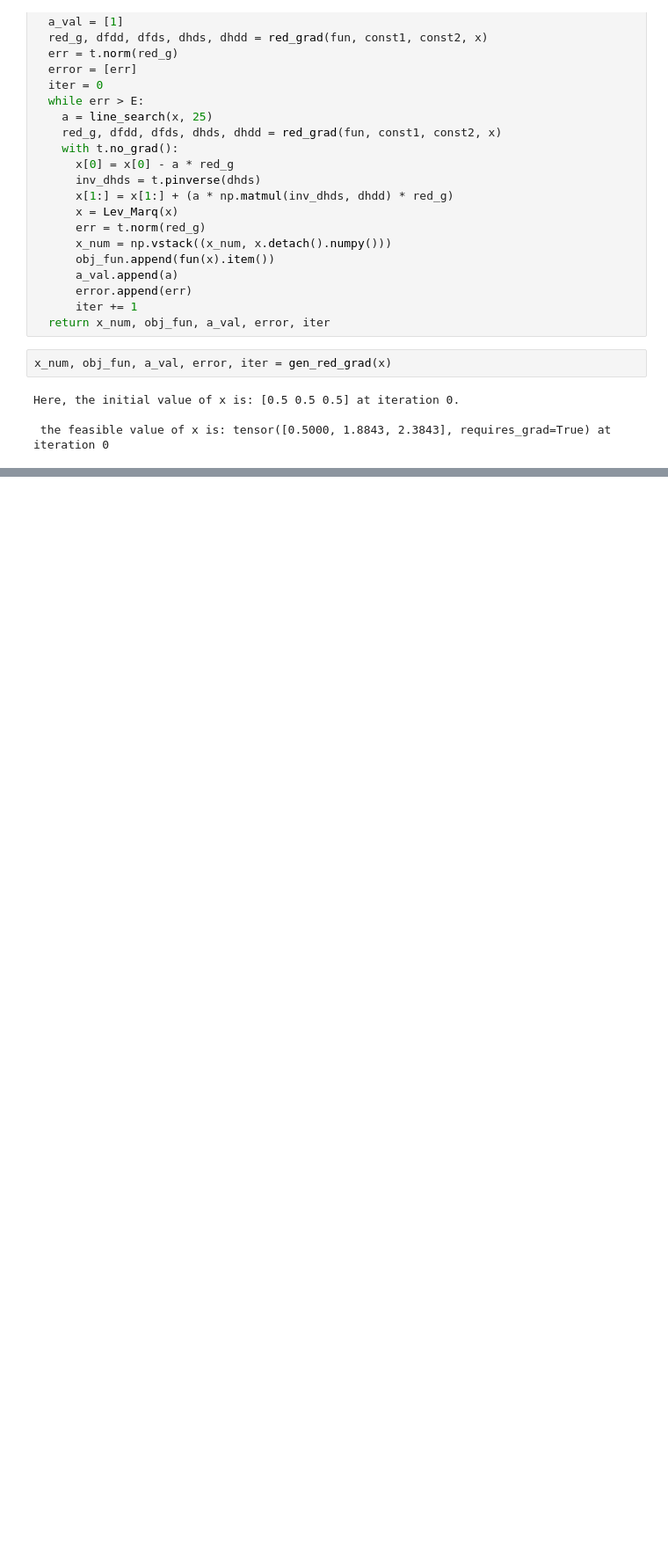
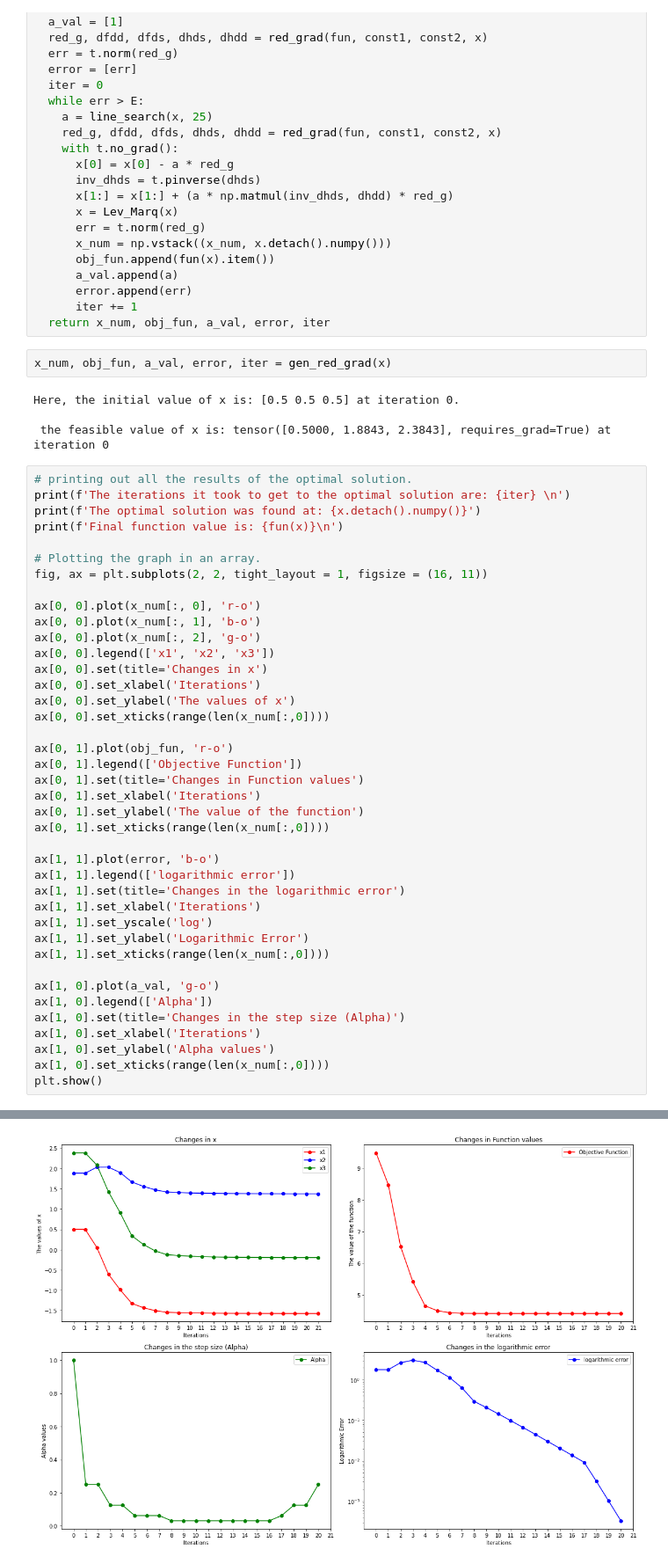
Before and after one commit to rpatel71/Design-Optimization, a Jupyter notebook: Homework_4/HW_4.ipynb, the cells around one changed output, grey strips where cells are left out. Shown at 88% size. Cells and saved outputs as stored; diff of their text form; blank space fills up the shorter version.

Commit message:
Shown results of the code with an array of plots

```diff
--- a/Homework_4/HW_4.ipynb
+++ b/Homework_4/HW_4.ipynb
@@ -115,3 +115,44 @@ x_num, obj_fun, a_val, error, iter = gen_red_grad(x)
 Here, the initial value of x is: [0.5 0.5 0.5] at iteration 0.
 
  the feasible value of x is: tensor([0.5000, 1.8843, 2.3843], requires_grad=True) at iteration 0
+# %%
+# printing out all the results of the optimal solution.
+print(f'The iterations it took to get to the optimal solution are: {iter} \n')
+print(f'The optimal solution was found at: {x.detach().numpy()}')
+print(f'Final function value is: {fun(x)}\n')
+
+# Plotting the graph in an array.
+fig, ax = plt.subplots(2, 2, tight_layout = 1, figsize = (16, 11))
+
+ax[0, 0].plot(x_num[:, 0], 'r-o')
+ax[0, 0].plot(x_num[:, 1], 'b-o')
+ax[0, 0].plot(x_num[:, 2], 'g-o')
+ax[0, 0].legend(['x1', 'x2', 'x3'])
+ax[0, 0].set(title='Changes in x')
+ax[0, 0].set_xlabel('Iterations')
+ax[0, 0].set_ylabel('The values of x')
+ax[0, 0].set_xticks(range(len(x_num[:,0])))
+
+ax[0, 1].plot(obj_fun, 'r-o')
+ax[0, 1].legend(['Objective Function'])
+ax[0, 1].set(title='Changes in Function values')
+ax[0, 1].set_xlabel('Iterations')
+ax[0, 1].set_ylabel('The value of the function')
+ax[0, 1].set_xticks(range(len(x_num[:,0])))
+
+ax[1, 1].plot(error, 'b-o')
+ax[1, 1].legend(['logarithmic error'])
+ax[1, 1].set(title='Changes in the logarithmic error')
+ax[1, 1].set_xlabel('Iterations')
+ax[1, 1].set_yscale('log')
+ax[1, 1].set_ylabel('Logarithmic Error')
+ax[1, 1].set_xticks(range(len(x_num[:,0])))
+
+ax[1, 0].plot(a_val, 'g-o')
+ax[1, 0].legend(['Alpha'])
+ax[1, 0].set(title='Changes in the step size (Alpha)')
+ax[1, 0].set_xlabel('Iterations')
+ax[1, 0].set_ylabel('Alpha values')
+ax[1, 0].set_xticks(range(len(x_num[:,0])))
+plt.show()
+# %% [output]
@@ -117,0 +163 @@ Here, the initial value of x is: [0.5 0.5 0.5] at iteration 0.
+[figure, added]
```
Also changed, not shown: parts of 1 cell of this notebook.
